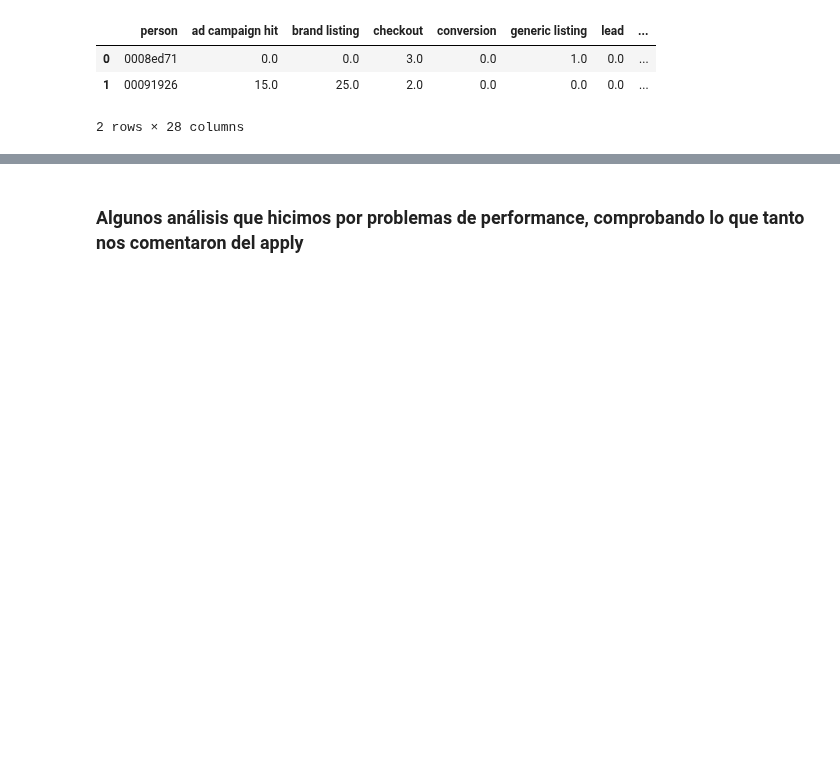
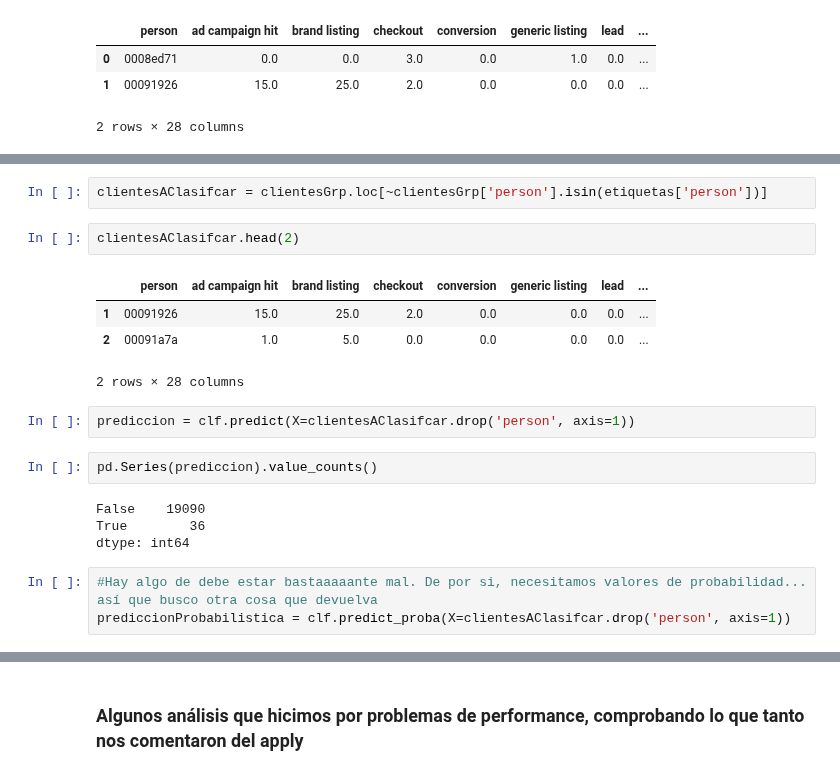
Before and after one commit to btusca/7506, a Jupyter notebook: TP2/Pre TP2.ipynb, the cells around one changed output, grey strips where cells are left out. Cells and saved outputs as stored; diff of their text form; blank space fills up the shorter version.

```diff
--- a/TP2/Pre TP2.ipynb
+++ b/TP2/Pre TP2.ipynb
@@ -144,0 +230,20 @@ clientesGrp.head(2)
+# %%
+clientesAClasifcar = clientesGrp.loc[~clientesGrp['person'].isin(etiquetas['person'])]
+# %%
+clientesAClasifcar.head(2)
+# %% [output]
+|  | person | ad campaign hit | brand listing | checkout | conversion | generic listing | lead | ... |
+| 1 | 00091926 | 15.0 | 25.0 | 2.0 | 0.0 | 0.0 | 0.0 | ... |
+| 2 | 00091a7a | 1.0 | 5.0 | 0.0 | 0.0 | 0.0 | 0.0 | ... |
+2 rows × 28 columns
+# %%
+prediccion = clf.predict(X=clientesAClasifcar.drop('person', axis=1))
+# %%
+pd.Series(prediccion).value_counts()
+# %% [output]
+False    19090
+True        36
+dtype: int64
+# %%
+#Hay algo de debe estar bastaaaaante mal. De por si, necesitamos valores de probabilidad... así que busco otra cosa que devuelva
+prediccionProbabilistica = clf.predict_proba(X=clientesAClasifcar.drop('person', axis=1))
```
Also changed, not shown: parts of 18 cells of this notebook.
